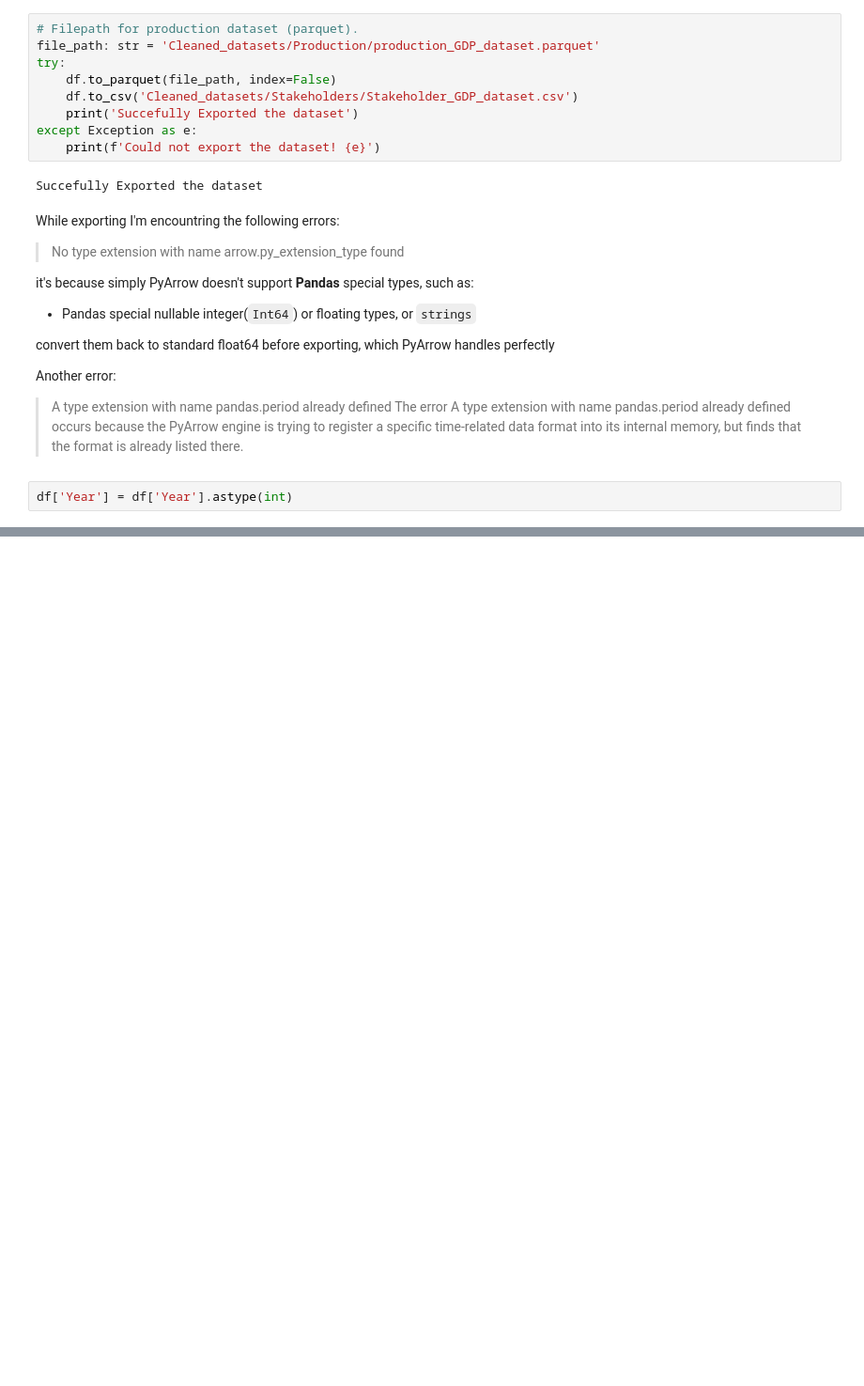
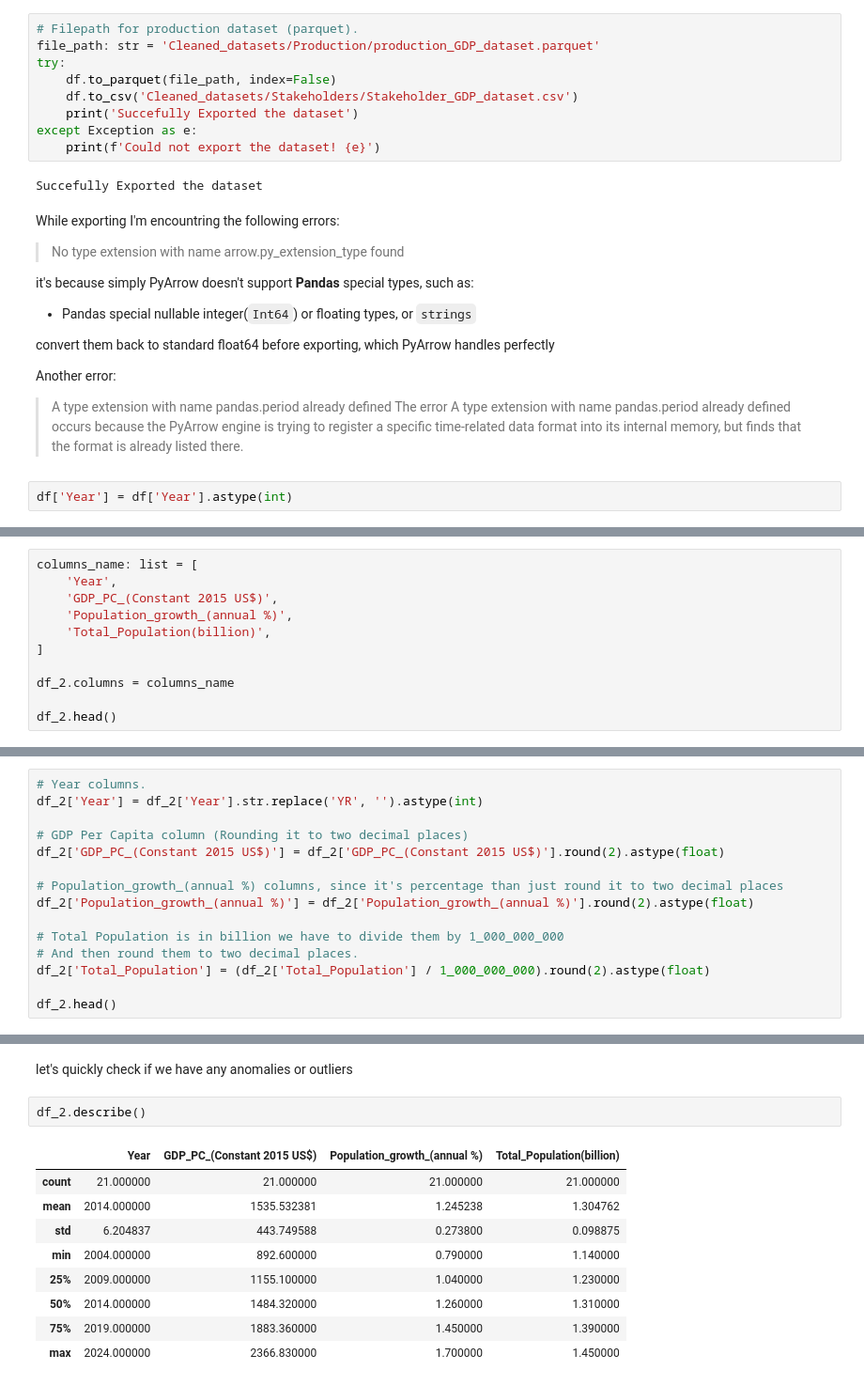
Before and after one commit to sohail-ansari0023/Indias_economic_changes, a Jupyter notebook: Dimension_1/Data_collection.ipynb, the cells around one changed output, grey strips where cells are left out. Shown at 94% size. Cells and saved outputs as stored; diff of their text form; blank space fills up the shorter version.

```diff
--- a/Dimension_1/Data_collection.ipynb
+++ b/Dimension_1/Data_collection.ipynb
@@ -243,0 +286,11 @@ memory usage: 1.3 KB
+# %%
+columns_name: list = [
+    'Year',
+    'GDP_PC_(Constant 2015 US$)',
+    'Population_growth_(annual %)',
+    'Total_Population(billion)',
+]
+
+df_2.columns = columns_name
+
+df_2.head()
@@ -243,0 +306,15 @@ memory usage: 1.3 KB
+# %%
+# Year columns.
+df_2['Year'] = df_2['Year'].str.replace('YR', '').astype(int)
+
+# GDP Per Capita column (Rounding it to two decimal places)
+df_2['GDP_PC_(Constant 2015 US$)'] = df_2['GDP_PC_(Constant 2015 US$)'].round(2).astype(float)
+
+# Population_growth_(annual %) columns, since it's percentage than just round it to two decimal places
+df_2['Population_growth_(annual %)'] = df_2['Population_growth_(annual %)'].round(2).astype(float)
+
+# Total Population is in billion we have to divide them by 1_000_000_000
+# And then round them to two decimal places.
+df_2['Total_Population'] = (df_2['Total_Population'] / 1_000_000_000).round(2).astype(float)
+
+df_2.head()
@@ -243,0 +328,14 @@ memory usage: 1.3 KB
+# %% [markdown]
+let's quickly check if we have any anomalies or outliers
+# %%
+df_2.describe()
+# %% [output]
+|  | Year | GDP_PC_(Constant 2015 US$) | Population_growth_(annual %) | Total_Population(billion) |
+| count | 21.000000 | 21.000000 | 21.000000 | 21.000000 |
+| mean | 2014.000000 | 1535.532381 | 1.245238 | 1.304762 |
+| std | 6.204837 | 443.749588 | 0.273800 | 0.098875 |
+| min | 2004.000000 | 892.600000 | 0.790000 | 1.140000 |
+| 25% | 2009.000000 | 1155.100000 | 1.040000 | 1.230000 |
+| 50% | 2014.000000 | 1484.320000 | 1.260000 | 1.310000 |
+| 75% | 2019.000000 | 1883.360000 | 1.450000 | 1.390000 |
+| max | 2024.000000 | 2366.830000 | 1.700000 | 1.450000 |
```
Also changed, not shown: parts of 18 cells of this notebook, 4 other files.
